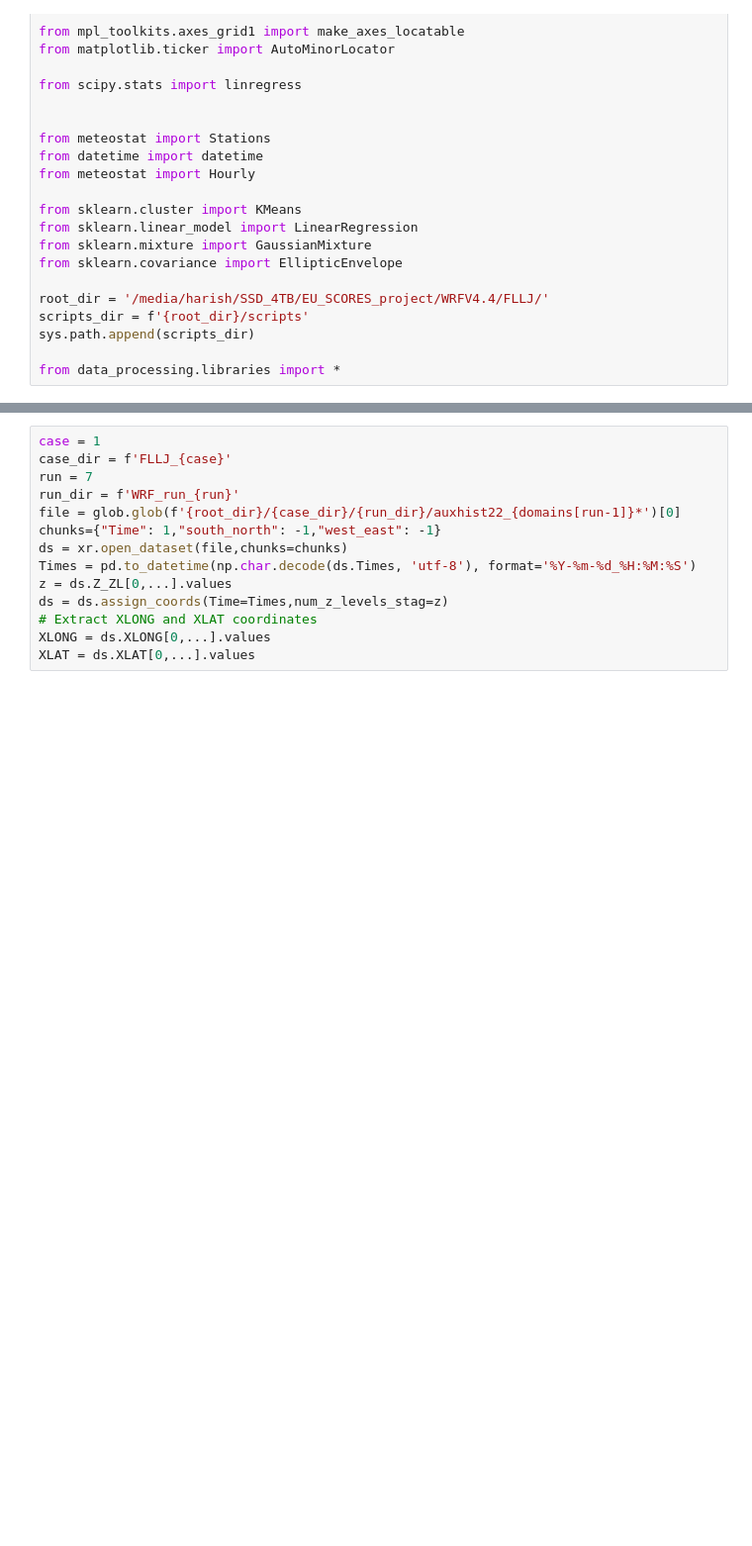
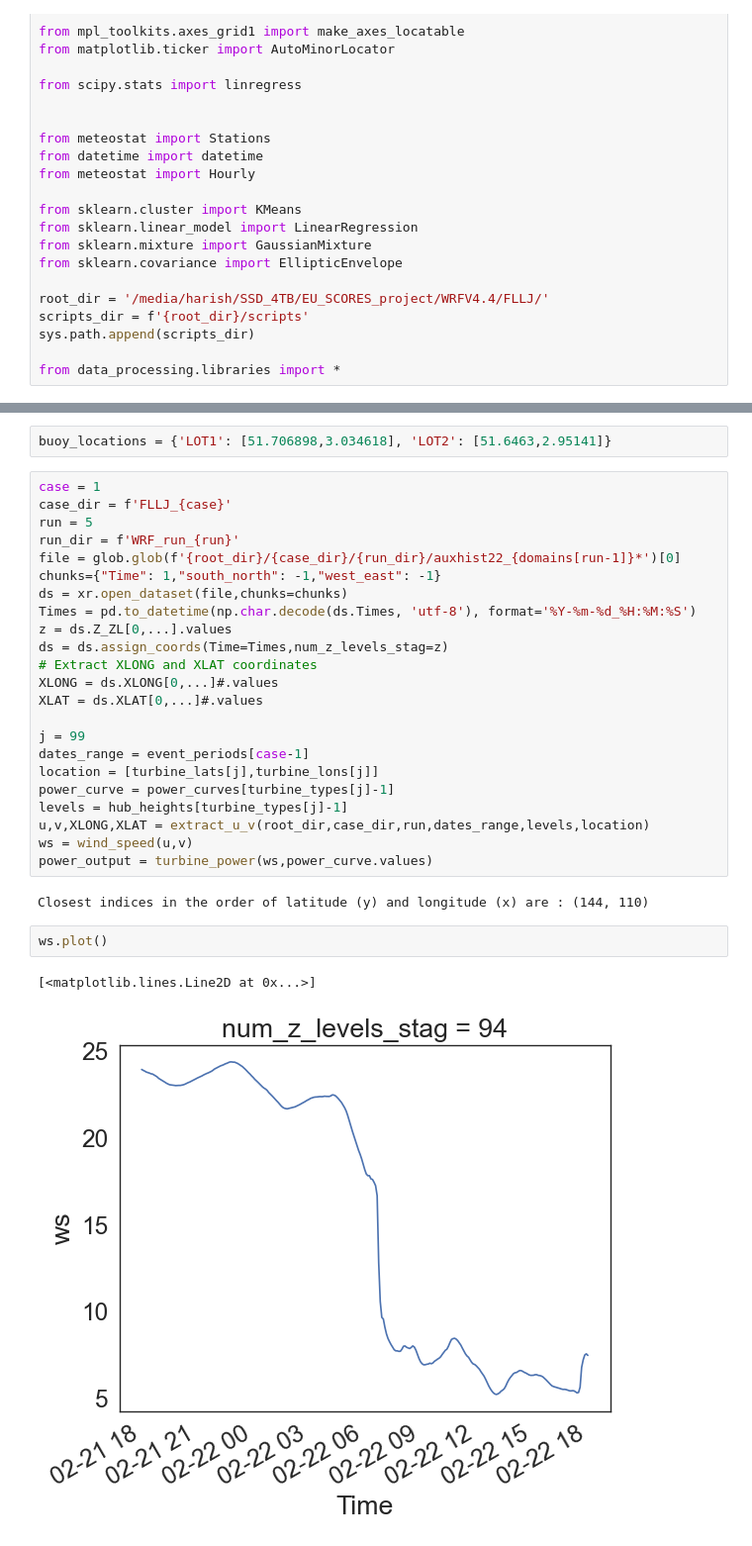
Before and after one commit to HarishBaki/EU_SCORES_project, a Jupyter notebook: WRFV4.4/FLLJ/scripts/test.ipynb, the cells around one changed output, grey strips where cells are left out. Shown at 99% size. Saved outputs shown, nothing was run; the diff lists cells and outputs as text; blank space fills up the shorter version.

```diff
--- a/WRFV4.4/FLLJ/scripts/test.ipynb
+++ b/WRFV4.4/FLLJ/scripts/test.ipynb
@@ -87,7 +87,9 @@ print(client)
+# %%
+buoy_locations = {'LOT1': [51.706898,3.034618], 'LOT2': [51.6463,2.95141]}
 # %%
 case = 1
 case_dir = f'FLLJ_{case}'
-run = 7
+run = 5
 run_dir = f'WRF_run_{run}'
 file = glob.glob(f'{root_dir}/{case_dir}/{run_dir}/auxhist22_{domains[run-1]}*')[0]
 chunks={"Time": 1,"south_north": -1,"west_east": -1}
@@ -96,5 +98,21 @@ Times = pd.to_datetime(np.char.decode(ds.Times, 'utf-8'), format='%Y-%m-%d_%H:%M
 z = ds.Z_ZL[0,...].values
 ds = ds.assign_coords(Time=Times,num_z_levels_stag=z)
 # Extract XLONG and XLAT coordinates
-XLONG = ds.XLONG[0,...].values
-XLAT = ds.XLAT[0,...].values
+XLONG = ds.XLONG[0,...]#.values
+XLAT = ds.XLAT[0,...]#.values
+
+j = 99
+dates_range = event_periods[case-1]
+location = [turbine_lats[j],turbine_lons[j]]
+power_curve = power_curves[turbine_types[j]-1]
+levels = hub_heights[turbine_types[j]-1]
+u,v,XLONG,XLAT = extract_u_v(root_dir,case_dir,run,dates_range,levels,location)
+ws = wind_speed(u,v)
+power_output = turbine_power(ws,power_curve.values)
+# %% [output]
+Closest indices in the order of latitude (y) and longitude (x) are : (144, 110)
+# %%
+ws.plot()
+# %% [output]
+[<matplotlib.lines.Line2D at 0x...>]
+[figure, added]
```
Also changed, not shown: parts of 10 cells of this notebook, 17 other files.
